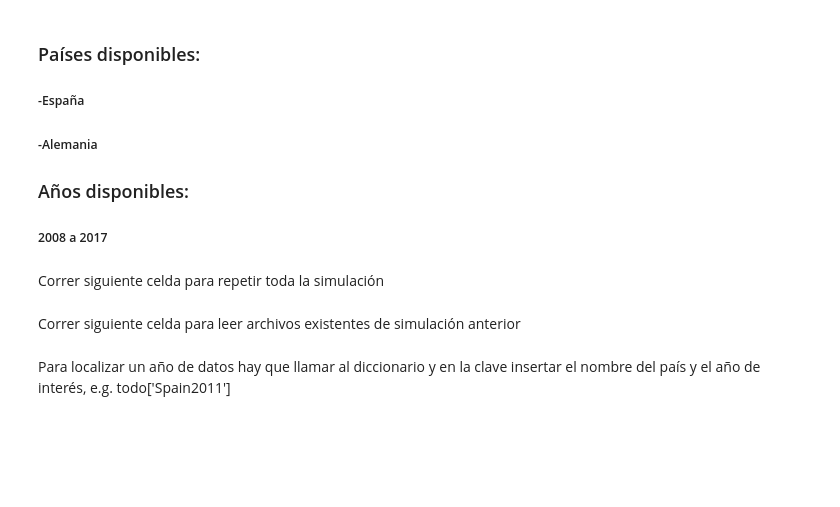
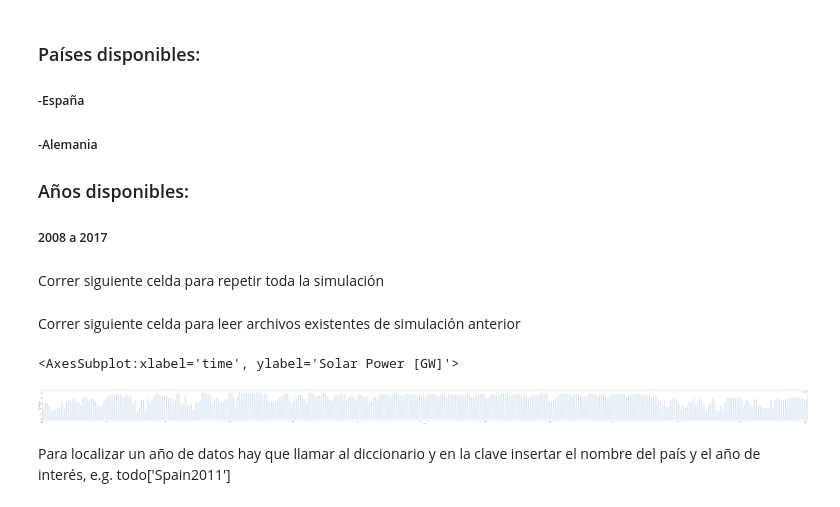
Before and after one commit to roberto-andrade22/PV_Parks_EU, a Jupyter notebook: Simulación.ipynb, the cells around one changed output. Saved outputs shown, nothing was run; the diff lists cells and outputs as text; code cells hidden in the pictures; blank space fills up the shorter version.

```diff
--- a/Simulación.ipynb
+++ b/Simulación.ipynb
@@ -26,6 +26,14 @@ import pandas as pd
 todo = {}
 for year in years:
     for country in paises:
-        todo[country+str(year)]=pd.read_csv('../Archivos/Output/'+country+str(year)+'.csv')
+        todo[country+str(year)]=pd.read_csv('../Archivos/Output/'+country+str(year)+'.csv',parse_dates=[0])
+        todo[country+str(year)].set_index('time',inplace=True)
+# %%
+df = todo['Spain2011']
+# %%
+df.div(1e3).plot(ylabel='Solar Power [GW]', ls='--', figsize=(150, 6))
+# %% [output]
+<AxesSubplot:xlabel='time', ylabel='Solar Power [GW]'>
+[figure, added]
 # %% [markdown]
 Para localizar un año de datos hay que llamar al diccionario y en la clave insertar el nombre del país y el año de interés, e.g. todo['Spain2011']
```
Also changed, not shown: parts of 2 cells of this notebook, 2 other files.
